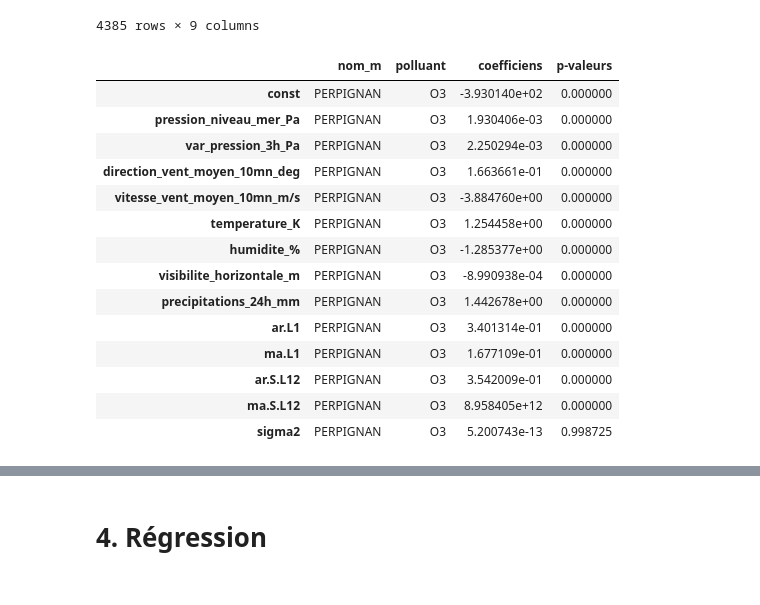
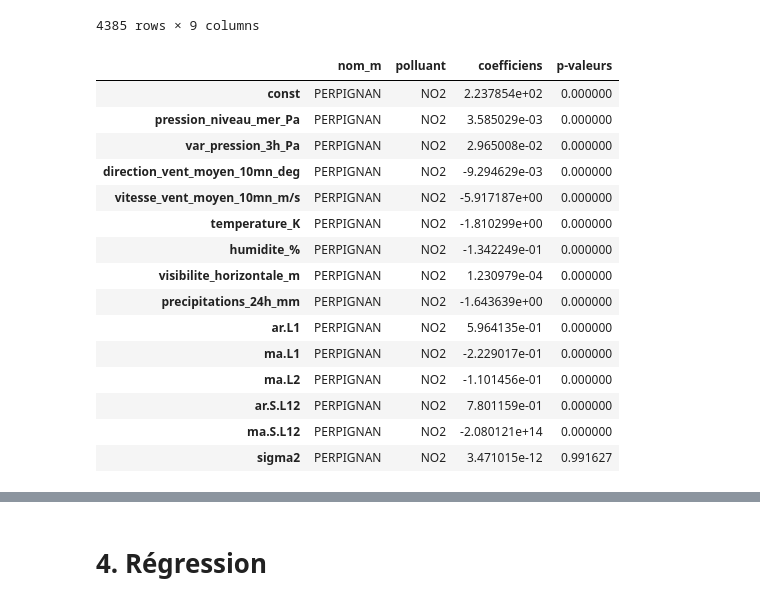
Before and after one commit to Antoine-Merienne/Projet-data-science-Mornand-Merienne, a Jupyter notebook: analyse_pollution_air.ipynb, the cells around one changed output, grey strips where cells are left out. Saved outputs shown, nothing was run; the diff lists cells and outputs as text; code cells hidden in the pictures.

Commit message:
ST : précision du model

```diff
--- a/analyse_pollution_air.ipynb
+++ b/analyse_pollution_air.ipynb
@@ -865,13 +865,13 @@ exog_data =arima_mensuel(X_t, 'PERPIGNAN').loc[:, exog_variables].dropna()
 exog = sm.add_constant(exog_data)
 endog = arima_mensuel(Y_t, 'PERPIGNAN').loc[exog_data.index,target_variable]
 # Modèle non saisonnier
-model = sm.tsa.statespace.SARIMAX(endog, exog,
+model = sm.tsa.SARIMAX(endog, exog,
                 order=(1, 0, 1),  # p, d, q
-                seasonal_order = (1,0,0,12),
+                seasonal_order = (1,0,2,12),
                 enforce_stationarity=False,
                 enforce_invertibility=False)
 
-results = model.fit(disp=False)
+results = model.fit(maxiter=500, regularized = True)
 
 # Résumé du modèle
 print(results.summary())
@@ -993,12 +1060,12 @@ def resultat_arimax(Y,X = None, polluant ='NO2', ville = 'STRASBOURG'):
 
     # Modèle non saisonnier
     model = sm.tsa.statespace.SARIMAX(endog, exog,
-                    order=(1, 0, 1),  # p, d, q
+                    order=(1, 0, 2),  # p, d, q
                     seasonal_order = (1,0,1,12),
                     enforce_stationarity=False,
                     enforce_invertibility=False)
 
-    results = model.fit(disp=False)
+    results = model.fit(maxiter = 500, disp=False)
     return pd.DataFrame({
         'nom_m':ville,
         'polluant':polluant,
@@ -1028,50 +1095,51 @@ def arima_tout_polluants(Y,X, ville):
     output = pd.concat(liste_arima_resultats)
     return output
 #Cette fonction fonctionne bien
 
 def modelisation_arima(Y,X):
     '''
     Cette fonction calcule les coefficients et p-valeurs pour chaque les villes du jeu dont la population est supérieure à pop_min (int)
     Elle renvoie le résultat sous forme de dataframe
     '''
 
     liste_arima_resultat_ville = [arima_tout_polluants( Y,X,ville) for ville in list(Y['nom_m'])]
     output = pd.concat(liste_arima_resultat_ville)
     return output
 
 #modelisation_arima(Y_t_sample,X_t)
 
-
+'''
 modelisations = []
 for ville in ['PARIS','STRASBOURG','PERPIGNAN']:
     try :
         modelisations.append(resultat_arimax(Y_t,X_t, polluant='NO2',ville = ville))
         print(f"Le modèle a été calculé pour {ville}")
     except:
         print(f"Le modèle n'a pas pu être calculé pour {ville}")
 resultat = pd.concat(modelisations)
 resultat.reset_index(inplace = True)
 resultat.rename(columns={'index':'parametre'}, inplace=True)
 resultat = pd.pivot(resultat,index='nom_m',columns='parametre',values = ['coefficiens','p-valeurs'])
 resultat
-
-#resultat_arimax(Y_t,X_t,polluant='NO2',ville = ville)
+'''
+resultat_arimax(Y_t,X_t,polluant='NO2',ville = ville)
 # %% [output]
 |  | nom_m | polluant | coefficiens | p-valeurs |
-| const | PERPIGNAN | O3 | -3.930140e+02 | 0.000000 |
-| pression_niveau_mer_Pa | PERPIGNAN | O3 | 1.930406e-03 | 0.000000 |
-| var_pression_3h_Pa | PERPIGNAN | O3 | 2.250294e-03 | 0.000000 |
-| direction_vent_moyen_10mn_deg | PERPIGNAN | O3 | 1.663661e-01 | 0.000000 |
-| vitesse_vent_moyen_10mn_m/s | PERPIGNAN | O3 | -3.884760e+00 | 0.000000 |
-| temperature_K | PERPIGNAN | O3 | 1.254458e+00 | 0.000000 |
-| humidite_% | PERPIGNAN | O3 | -1.285377e+00 | 0.000000 |
-| visibilite_horizontale_m | PERPIGNAN | O3 | -8.990938e-04 | 0.000000 |
-| precipitations_24h_mm | PERPIGNAN | O3 | 1.442678e+00 | 0.000000 |
-| ar.L1 | PERPIGNAN | O3 | 3.401314e-01 | 0.000000 |
-| ma.L1 | PERPIGNAN | O3 | 1.677109e-01 | 0.000000 |
-| ar.S.L12 | PERPIGNAN | O3 | 3.542009e-01 | 0.000000 |
-| ma.S.L12 | PERPIGNAN | O3 | 8.958405e+12 | 0.000000 |
-| sigma2 | PERPIGNAN | O3 | 5.200743e-13 | 0.998725 |
+| const | PERPIGNAN | NO2 | 2.237854e+02 | 0.000000 |
+| pression_niveau_mer_Pa | PERPIGNAN | NO2 | 3.585029e-03 | 0.000000 |
+| var_pression_3h_Pa | PERPIGNAN | NO2 | 2.965008e-02 | 0.000000 |
+| direction_vent_moyen_10mn_deg | PERPIGNAN | NO2 | -9.294629e-03 | 0.000000 |
+| vitesse_vent_moyen_10mn_m/s | PERPIGNAN | NO2 | -5.917187e+00 | 0.000000 |
+| temperature_K | PERPIGNAN | NO2 | -1.810299e+00 | 0.000000 |
+| humidite_% | PERPIGNAN | NO2 | -1.342249e-01 | 0.000000 |
+| visibilite_horizontale_m | PERPIGNAN | NO2 | 1.230979e-04 | 0.000000 |
+| precipitations_24h_mm | PERPIGNAN | NO2 | -1.643639e+00 | 0.000000 |
+| ar.L1 | PERPIGNAN | NO2 | 5.964135e-01 | 0.000000 |
+| ma.L1 | PERPIGNAN | NO2 | -2.229017e-01 | 0.000000 |
+| ma.L2 | PERPIGNAN | NO2 | -1.101456e-01 | 0.000000 |
+| ar.S.L12 | PERPIGNAN | NO2 | 7.801159e-01 | 0.000000 |
+| ma.S.L12 | PERPIGNAN | NO2 | -2.080121e+14 | 0.000000 |
+| sigma2 | PERPIGNAN | NO2 | 3.471015e-12 | 0.991627 |
 # %%
 import random
 
```
Also changed, not shown: parts of 9 cells of this notebook.
